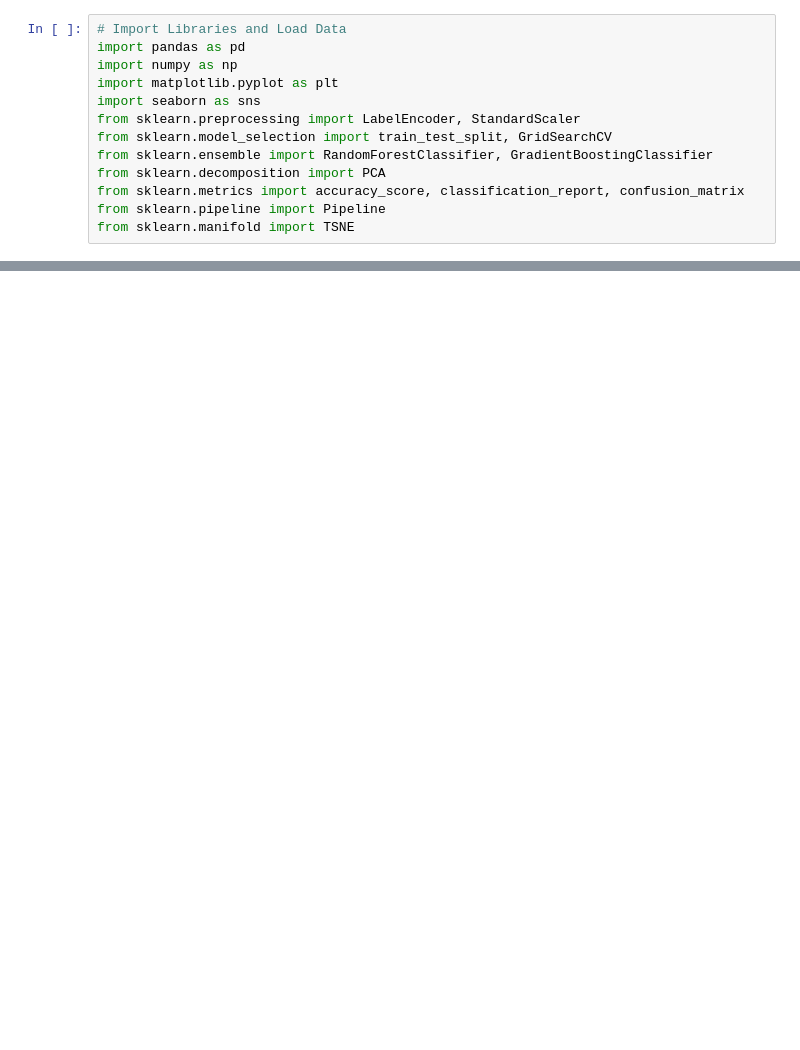
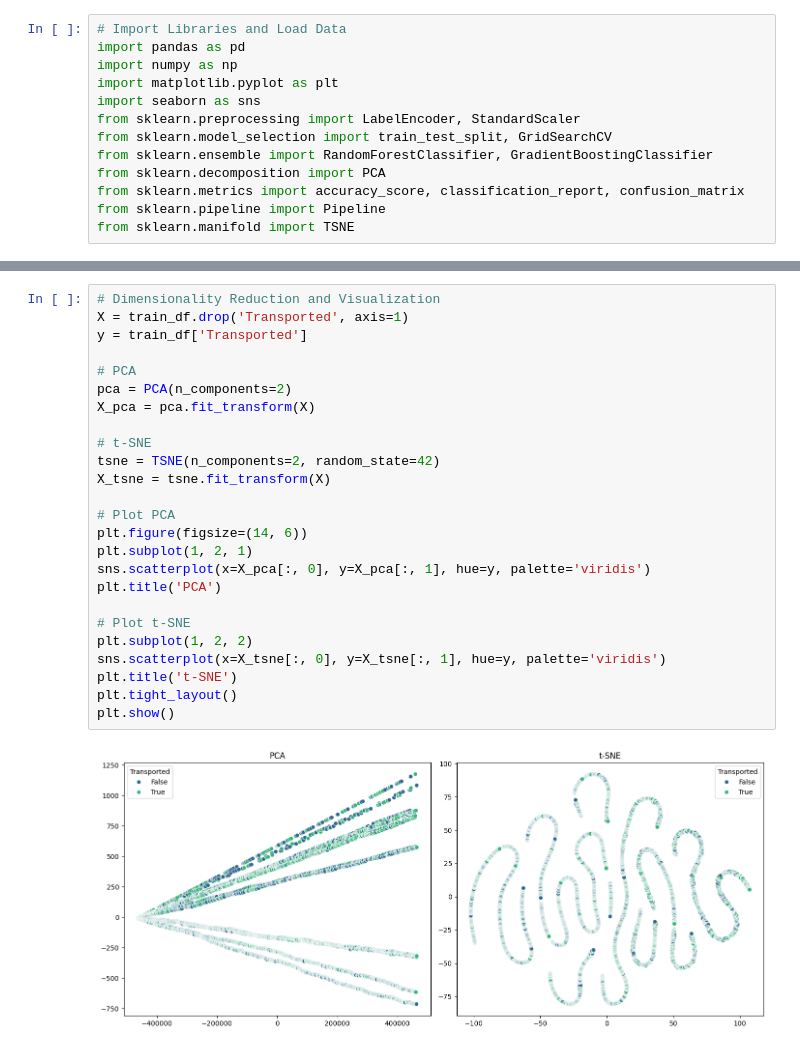
Before and after one commit to 7PAM2015-0509-2023/Spaceship-Titanic, a Jupyter notebook: Kaggle_Challenge_Spaceship_Titanic.ipynb, the cells around one changed output, grey strips where cells are left out. Cells and saved outputs as stored; diff of their text form; blank space fills up the shorter version.

```diff
--- a/Kaggle_Challenge_Spaceship_Titanic.ipynb
+++ b/Kaggle_Challenge_Spaceship_Titanic.ipynb
@@ -23,0 +150,27 @@ test_df = pd.read_csv(test_data)
+# %%
+# Dimensionality Reduction and Visualization
+X = train_df.drop('Transported', axis=1)
+y = train_df['Transported']
+
+# PCA
+pca = PCA(n_components=2)
+X_pca = pca.fit_transform(X)
+
+# t-SNE
+tsne = TSNE(n_components=2, random_state=42)
+X_tsne = tsne.fit_transform(X)
+
+# Plot PCA
+plt.figure(figsize=(14, 6))
+plt.subplot(1, 2, 1)
+sns.scatterplot(x=X_pca[:, 0], y=X_pca[:, 1], hue=y, palette='viridis')
+plt.title('PCA')
+
+# Plot t-SNE
+plt.subplot(1, 2, 2)
+sns.scatterplot(x=X_tsne[:, 0], y=X_tsne[:, 1], hue=y, palette='viridis')
+plt.title('t-SNE')
+plt.tight_layout()
+plt.show()
+# %% [output]
+[figure, added]
```
Also changed, not shown: parts of 12 cells of this notebook.
